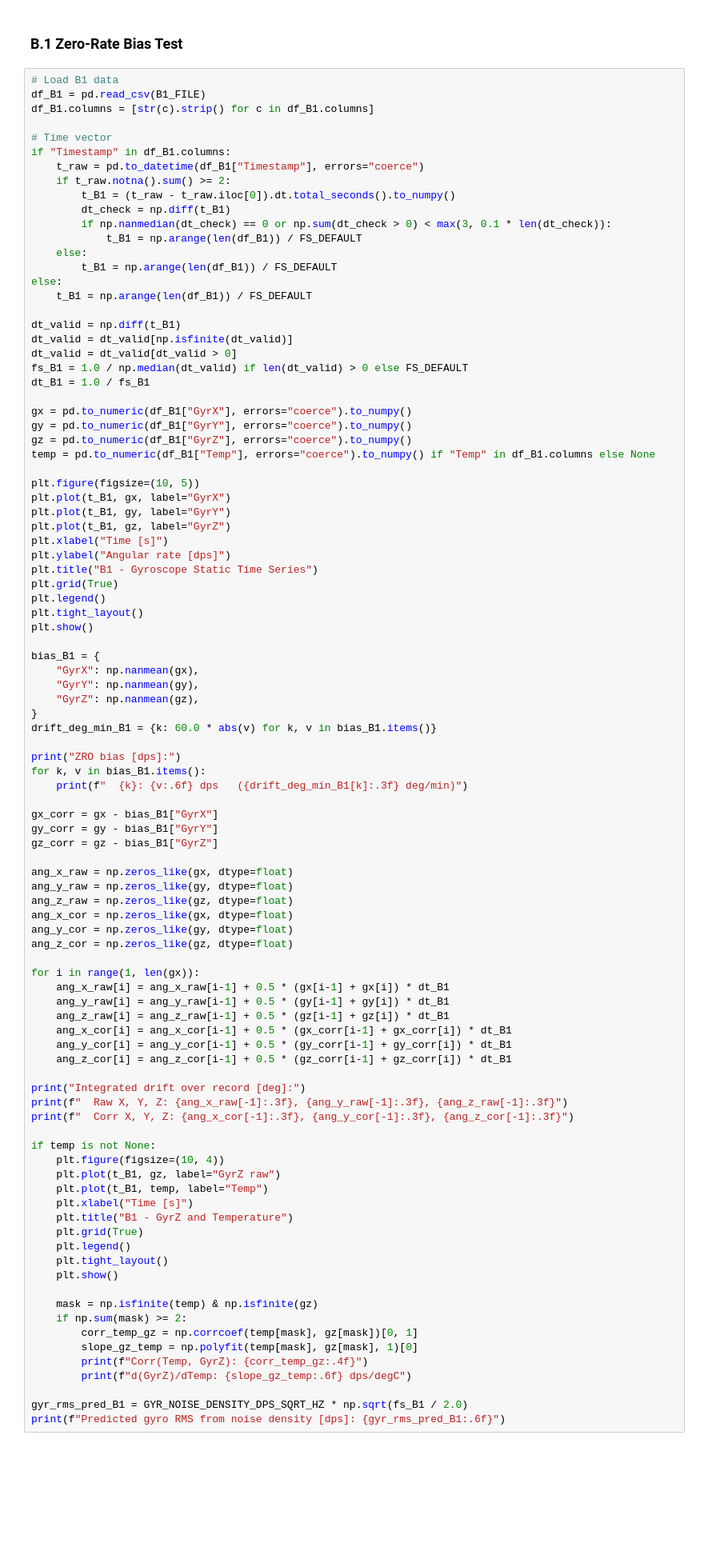
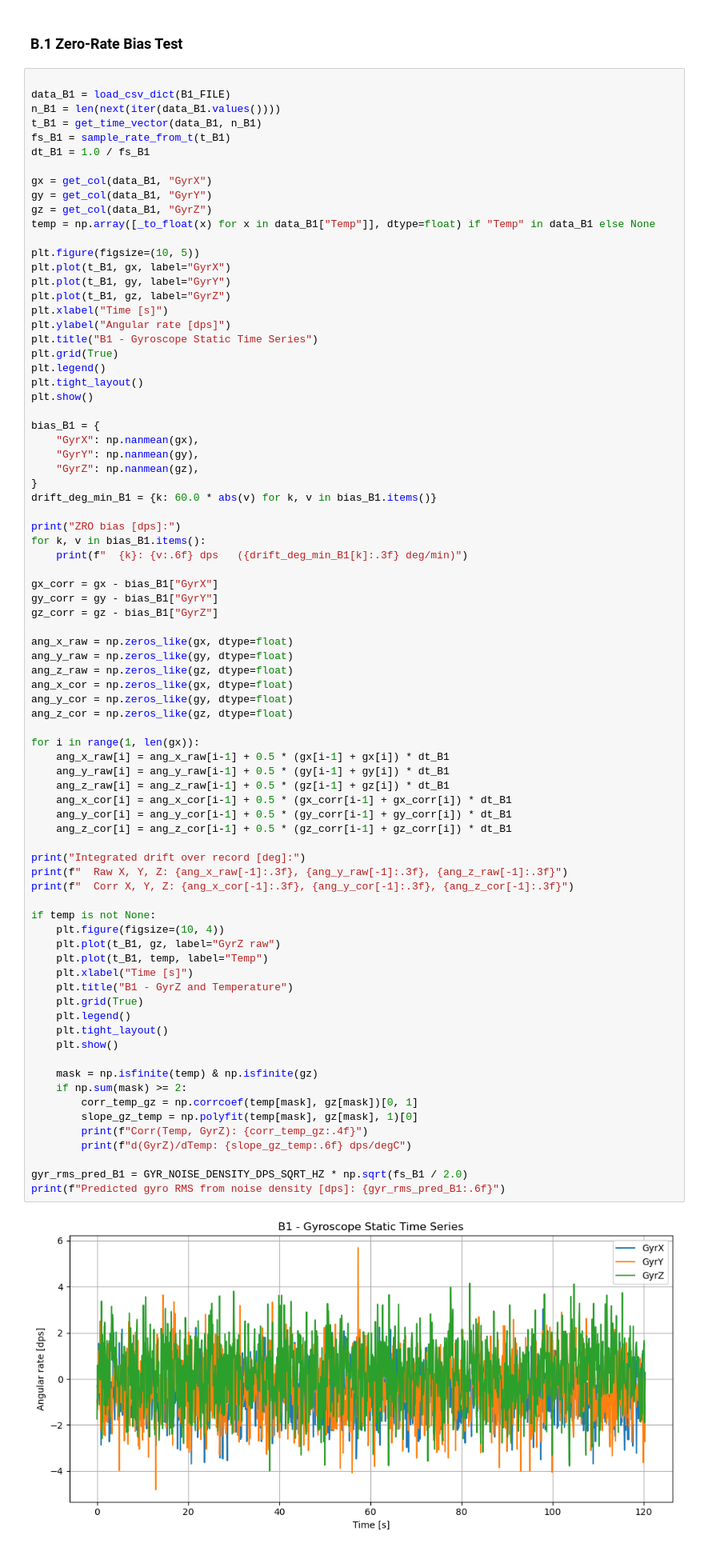
Before and after one commit to markus-gokan/MAE223_Team6, a Jupyter notebook: Full_Notebook.ipynb, the cells around one changed output. Shown at 80% size. Saved outputs shown, nothing was run; the diff lists cells and outputs as text; blank space fills up the shorter version.

```diff
--- a/Full_Notebook.ipynb
+++ b/Full_Notebook.ipynb
@@ -212,33 +254,17 @@ plt.show()
 # %% [markdown]
 ### B.1 Zero-Rate Bias Test
 # %%
-# Load B1 data
-df_B1 = pd.read_csv(B1_FILE)
-df_B1.columns = [str(c).strip() for c in df_B1.columns]
 
-# Time vector
-if "Timestamp" in df_B1.columns:
-    t_raw = pd.to_datetime(df_B1["Timestamp"], errors="coerce")
-    if t_raw.notna().sum() >= 2:
-        t_B1 = (t_raw - t_raw.iloc[0]).dt.total_seconds().to_numpy()
-        dt_check = np.diff(t_B1)
-        if np.nanmedian(dt_check) == 0 or np.sum(dt_check > 0) < max(3, 0.1 * len(dt_check)):
-            t_B1 = np.arange(len(df_B1)) / FS_DEFAULT
-    else:
-        t_B1 = np.arange(len(df_B1)) / FS_DEFAULT
-else:
-    t_B1 = np.arange(len(df_B1)) / FS_DEFAULT
-
-dt_valid = np.diff(t_B1)
-dt_valid = dt_valid[np.isfinite(dt_valid)]
-dt_valid = dt_valid[dt_valid > 0]
-fs_B1 = 1.0 / np.median(dt_valid) if len(dt_valid) > 0 else FS_DEFAULT
+data_B1 = load_csv_dict(B1_FILE)
+n_B1 = len(next(iter(data_B1.values())))
+t_B1 = get_time_vector(data_B1, n_B1)
+fs_B1 = sample_rate_from_t(t_B1)
 dt_B1 = 1.0 / fs_B1
 
-gx = pd.to_numeric(df_B1["GyrX"], errors="coerce").to_numpy()
-gy = pd.to_numeric(df_B1["GyrY"], errors="coerce").to_numpy()
-gz = pd.to_numeric(df_B1["GyrZ"], errors="coerce").to_numpy()
-temp = pd.to_numeric(df_B1["Temp"], errors="coerce").to_numpy() if "Temp" in df_B1.columns else None
+gx = get_col(data_B1, "GyrX")
+gy = get_col(data_B1, "GyrY")
+gz = get_col(data_B1, "GyrZ")
+temp = np.array([_to_float(x) for x in data_B1["Temp"]], dtype=float) if "Temp" in data_B1 else None
 
 plt.figure(figsize=(10, 5))
 plt.plot(t_B1, gx, label="GyrX")
@@ -279,30 +305,32 @@ for i in range(1, len(gx)):
     ang_y_raw[i] = ang_y_raw[i-1] + 0.5 * (gy[i-1] + gy[i]) * dt_B1
     ang_z_raw[i] = ang_z_raw[i-1] + 0.5 * (gz[i-1] + gz[i]) * dt_B1
     ang_x_cor[i] = ang_x_cor[i-1] + 0.5 * (gx_corr[i-1] + gx_corr[i]) * dt_B1
     ang_y_cor[i] = ang_y_cor[i-1] + 0.5 * (gy_corr[i-1] + gy_corr[i]) * dt_B1
     ang_z_cor[i] = ang_z_cor[i-1] + 0.5 * (gz_corr[i-1] + gz_corr[i]) * dt_B1
 
 print("Integrated drift over record [deg]:")
 print(f"  Raw X, Y, Z: {ang_x_raw[-1]:.3f}, {ang_y_raw[-1]:.3f}, {ang_z_raw[-1]:.3f}")
 print(f"  Corr X, Y, Z: {ang_x_cor[-1]:.3f}, {ang_y_cor[-1]:.3f}, {ang_z_cor[-1]:.3f}")
 
 if temp is not None:
     plt.figure(figsize=(10, 4))
     plt.plot(t_B1, gz, label="GyrZ raw")
     plt.plot(t_B1, temp, label="Temp")
     plt.xlabel("Time [s]")
     plt.title("B1 - GyrZ and Temperature")
     plt.grid(True)
     plt.legend()
     plt.tight_layout()
     plt.show()
 
     mask = np.isfinite(temp) & np.isfinite(gz)
     if np.sum(mask) >= 2:
         corr_temp_gz = np.corrcoef(temp[mask], gz[mask])[0, 1]
         slope_gz_temp = np.polyfit(temp[mask], gz[mask], 1)[0]
         print(f"Corr(Temp, GyrZ): {corr_temp_gz:.4f}")
         print(f"d(GyrZ)/dTemp: {slope_gz_temp:.6f} dps/degC")
 
 gyr_rms_pred_B1 = GYR_NOISE_DENSITY_DPS_SQRT_HZ * np.sqrt(fs_B1 / 2.0)
 print(f"Predicted gyro RMS from noise density [dps]: {gyr_rms_pred_B1:.6f}")
+# %% [output]
+[figure, added]
```
Also changed, not shown: parts of 24 cells of this notebook.
